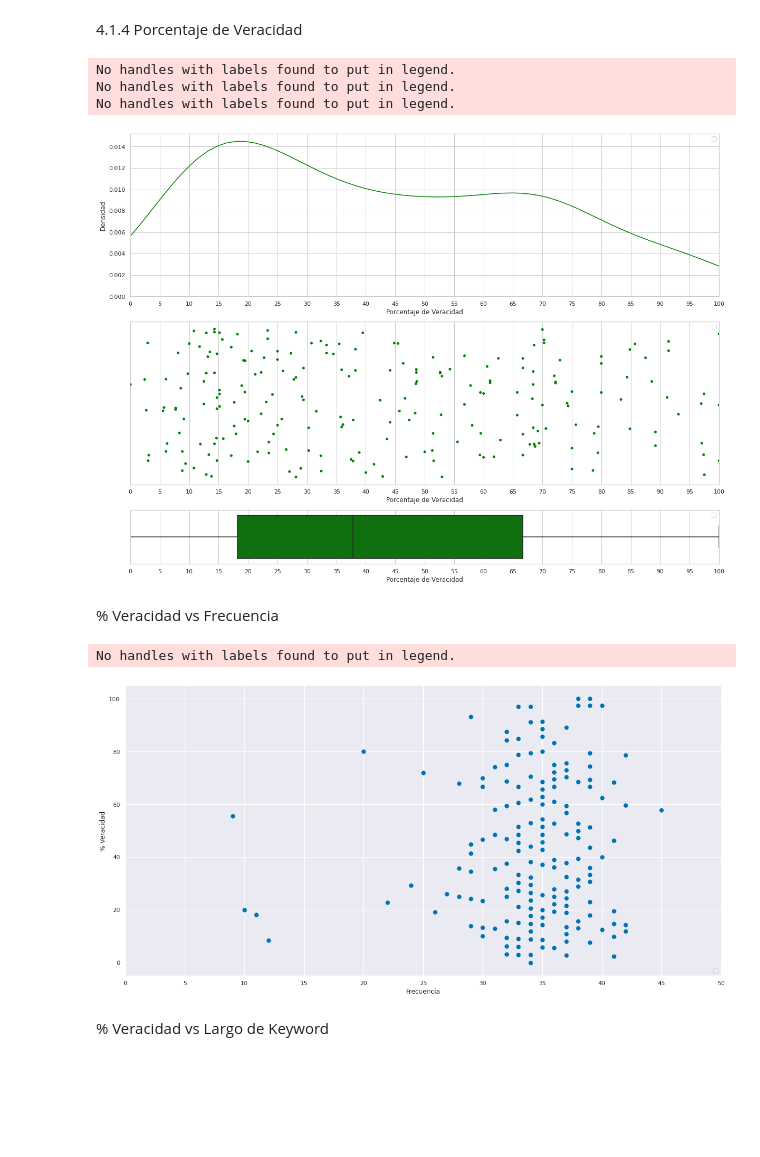
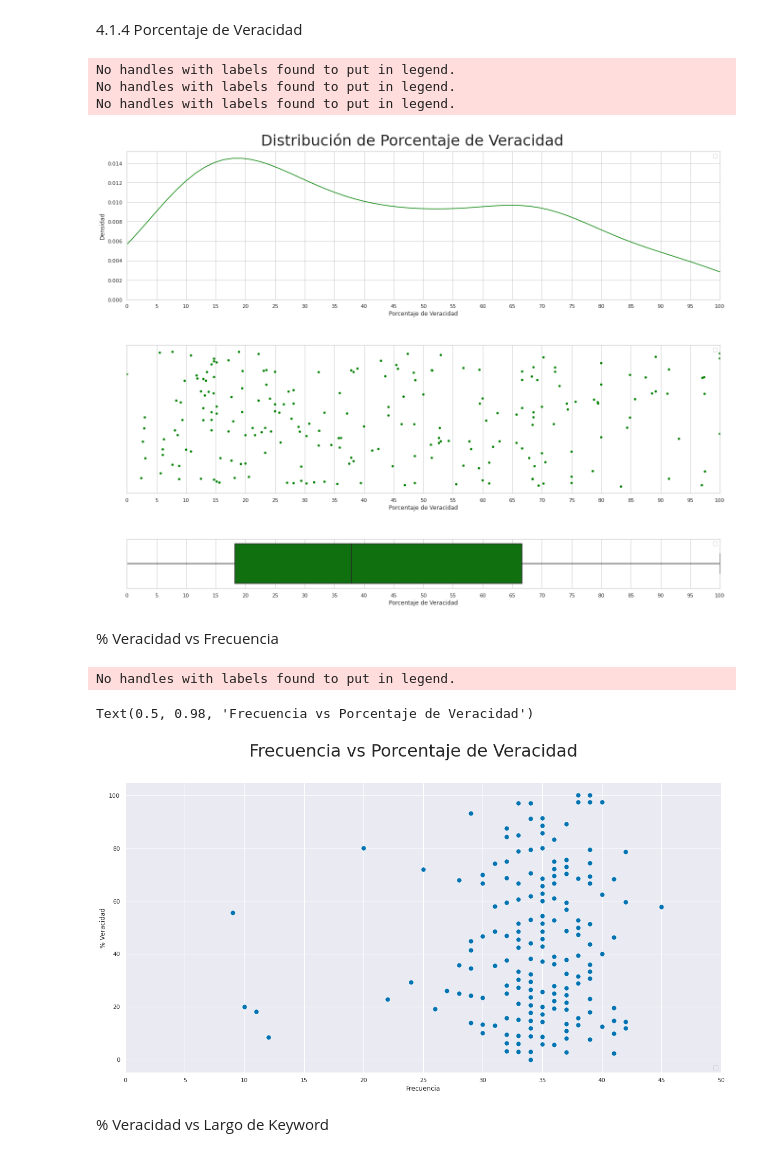
Before and after one commit to pabliyo/coronadatos, a Jupyter notebook: TP1-Keyword.ipynb, the cells around one changed output. Drawn from its saved outputs; the diff is of its cells as text; code cells hidden in the pictures; blank space fills up the shorter version.

Commit message:
Ajustes en visualizaciones

```diff
--- a/TP1-Keyword.ipynb
+++ b/TP1-Keyword.ipynb
@@ -454,7 +230,7 @@ working_set
 # %%
 # 4.1 - Distribuciones
 # %%
-def plot_densidad_ind(df, column, color, xlim, xlabel, tick_step):
+def plot_densidad_ind(df, column, color, xlim, xlabel, tick_step, title, pad):
     sns.set(style="whitegrid")
 
     # Initialize the matplotlib figure
@@ -467,8 +243,7 @@ def plot_densidad_ind(df, column, color, xlim, xlabel, tick_step):
 
     # Plot
     sns.set_color_codes("dark")
-    sns.distplot(df[column], hist=False, kde=True, bins=int(50),
-                 color = color, hist_kws={'edgecolor':'black'}, ax=ax1)
+    sns.distplot(df[column], hist=False, kde=True, bins=int(50), color = color, hist_kws={'edgecolor':'black'}, ax=ax1)
 
     sns.stripplot(x=column, data=df, orient='h',color=color, size=5, jitter=0.5, ax=ax2)
     sns.boxplot(x=column, data=df, color=color, ax=ax3)
@@ -488,7 +263,8 @@ def plot_densidad_ind(df, column, color, xlim, xlabel, tick_step):
     ax3.set_xticks(np.arange(0, xlim + 1, tick_step))
     ax3.set(xlim=(0, xlim), ylabel="",xlabel=xlabel)
 
-
+    fig.suptitle(title, fontsize=32)
+    fig.tight_layout(pad=pad)
     #sns.despine(left=True, bottom=True)
 # %% [markdown]
 4.1.1 Frecuencia de Keywords
@@ -520,12 +296,12 @@ No handles with labels found to put in legend.
 # %% [markdown]
 4.1.4 Porcentaje de Veracidad
 # %%
-plot_densidad_ind(working_set, 'pct_veracidad', 'green', 100, 'Porcentaje de Veracidad', 5)
+plot_densidad_ind(working_set, 'pct_veracidad', 'green', 100, 'Porcentaje de Veracidad', 5, "Distribución de Veracidad", 5.0)
 # %% [output]
 No handles with labels found to put in legend.
 No handles with labels found to put in legend.
 No handles with labels found to put in legend.
-[figure, old version]
+[figure, new version]
 # %%
 #4.2 - VS plots
 # %% [markdown]
@@ -544,12 +320,13 @@ sns.scatterplot(x="frecuencia", y="pct_veracidad", data=working_set, color="b",
 
 plt.xticks(np.arange(0, 51, 5))
 ax.legend(ncol=2, loc="lower right", frameon=True)
-ax.set(xlim=(0, 50), ylabel="% Veracidad",
-       xlabel="Frecuencia")
-sns.despine(left=True, bottom=True)
+ax.set(xlim=(0, 50), ylabel="% Veracidad", xlabel="Frecuencia")
+#sns.despine(left=True, bottom=True)
+f.suptitle("Frecuencia vs Porcentaje de Veracidad", fontsize=32)
 # %% [output]
 No handles with labels found to put in legend.
+Text(0.5, 0.98, 'Frecuencia vs Porcentaje de Veracidad')
-[figure, old version]
+[figure, new version]
 # %% [markdown]
 % Veracidad vs Largo de Keyword
 # %%
```
Also changed, not shown: parts of 24 cells of this notebook.
